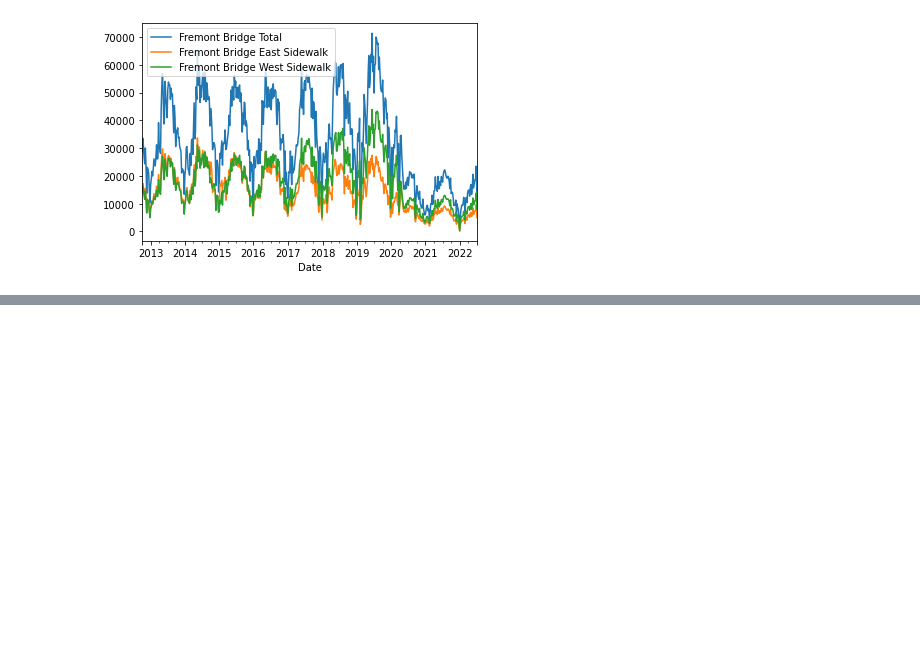
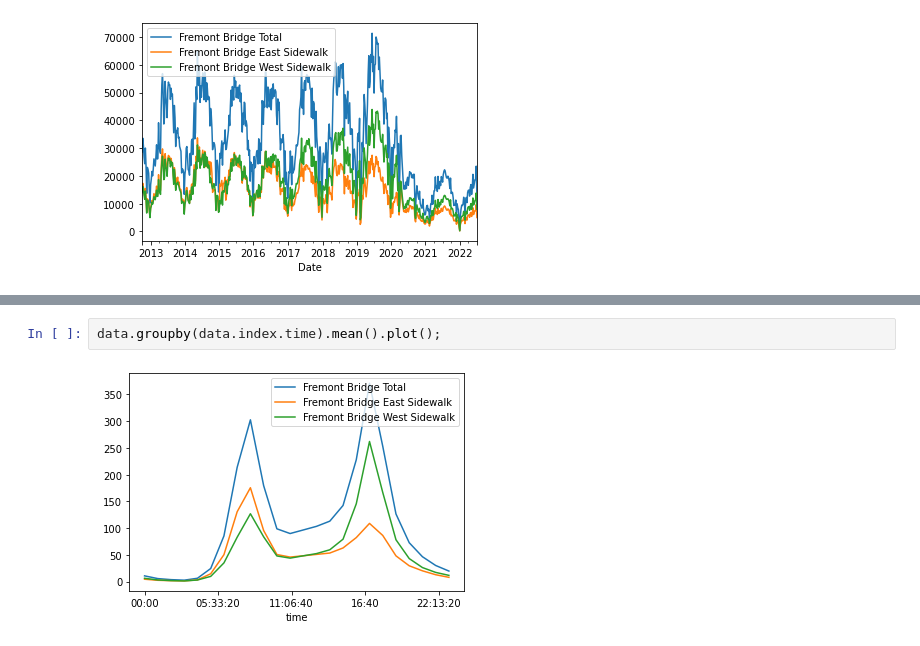
Before and after one commit to chchae-Joung/JupyterTest, a Jupyter notebook: github_test1.ipynb, the cells around one changed output, grey strips where cells are left out. Drawn from its saved outputs; the diff is of its cells as text; blank space fills up the shorter version.

```diff
--- a/github_test1.ipynb
+++ b/github_test1.ipynb
@@ -25,0 +31,4 @@ data.resample('W').sum().plot()
+# %%
+data.groupby(data.index.time).mean().plot();
+# %% [output]
+[figure, added]
```
Also changed, not shown: parts of 3 cells of this notebook.
